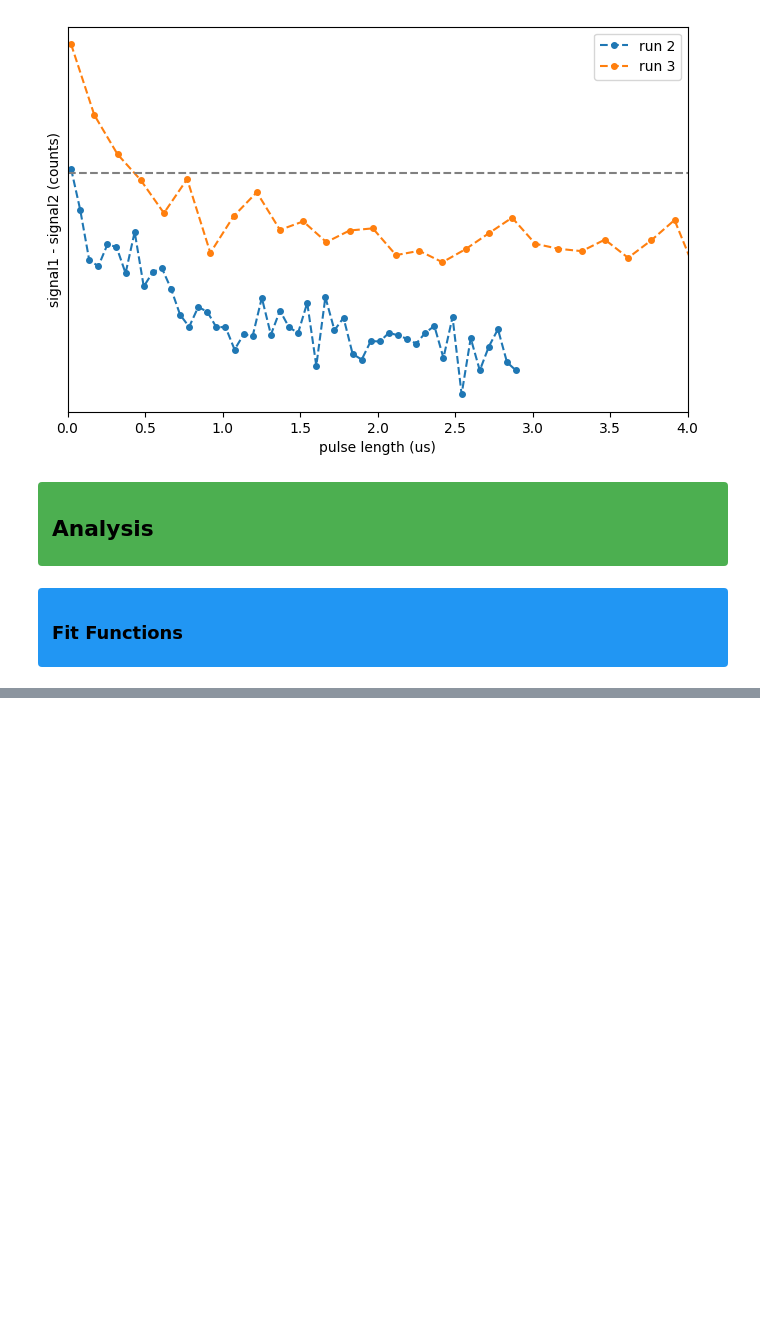
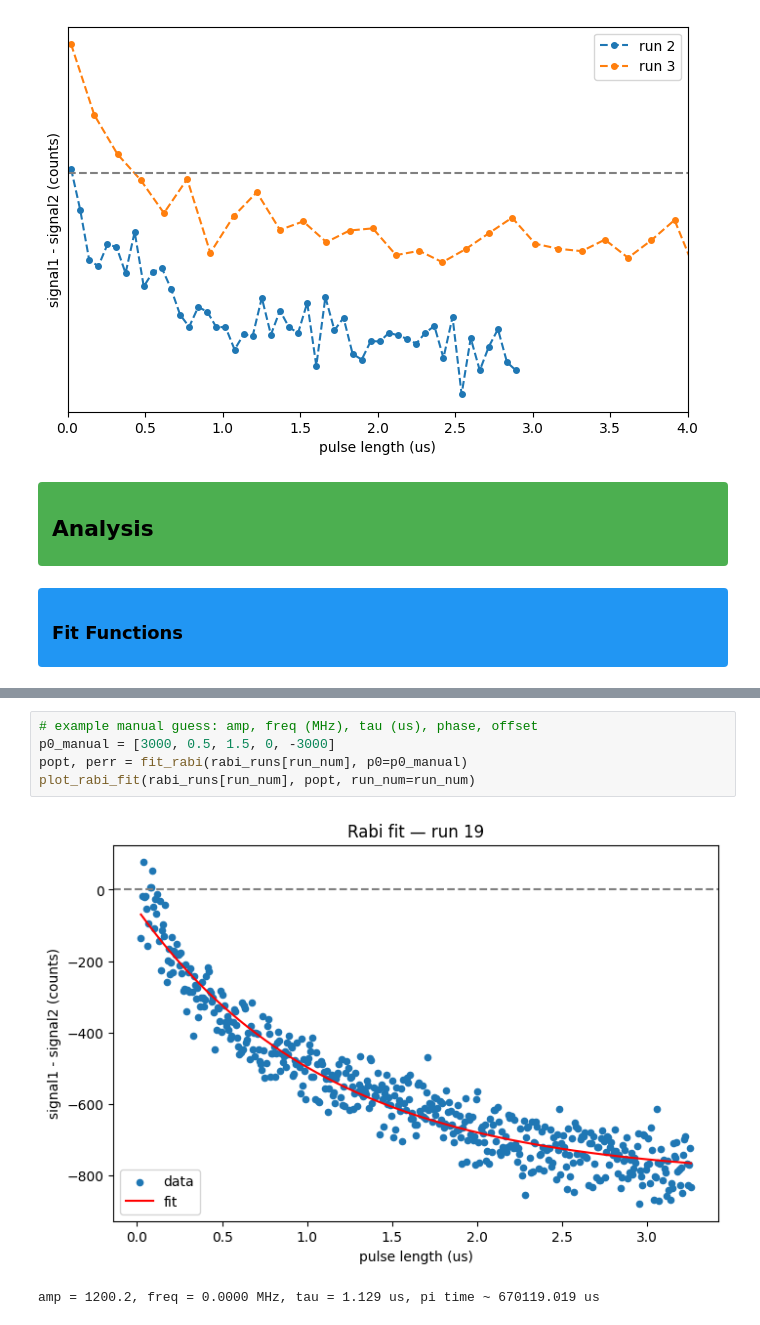
Before and after one commit to jeree-m/qick-dawg, a Jupyter notebook: jupyter_notebooks/rabi_analysis.ipynb, the cells around one changed output, grey strips where cells are left out. Saved outputs shown, nothing was run; the diff lists cells and outputs as text; blank space fills up the shorter version.

```diff
--- a/jupyter_notebooks/rabi_analysis.ipynb
+++ b/jupyter_notebooks/rabi_analysis.ipynb
@@ -607,0 +239,8 @@ display(overlay_run_selector, overlay_plot_button, overlay_output)
+# %%
+# example manual guess: amp, freq (MHz), tau (us), phase, offset
+p0_manual = [3000, 0.5, 1.5, 0, -3000]
+popt, perr = fit_rabi(rabi_runs[run_num], p0=p0_manual)
+plot_rabi_fit(rabi_runs[run_num], popt, run_num=run_num)
+# %% [output]
+[figure, added]
+amp = 1200.2, freq = 0.0000 MHz, tau = 1.129 us, pi time ~ 670119.019 us
```
Also changed, not shown: parts of 21 cells of this notebook.
